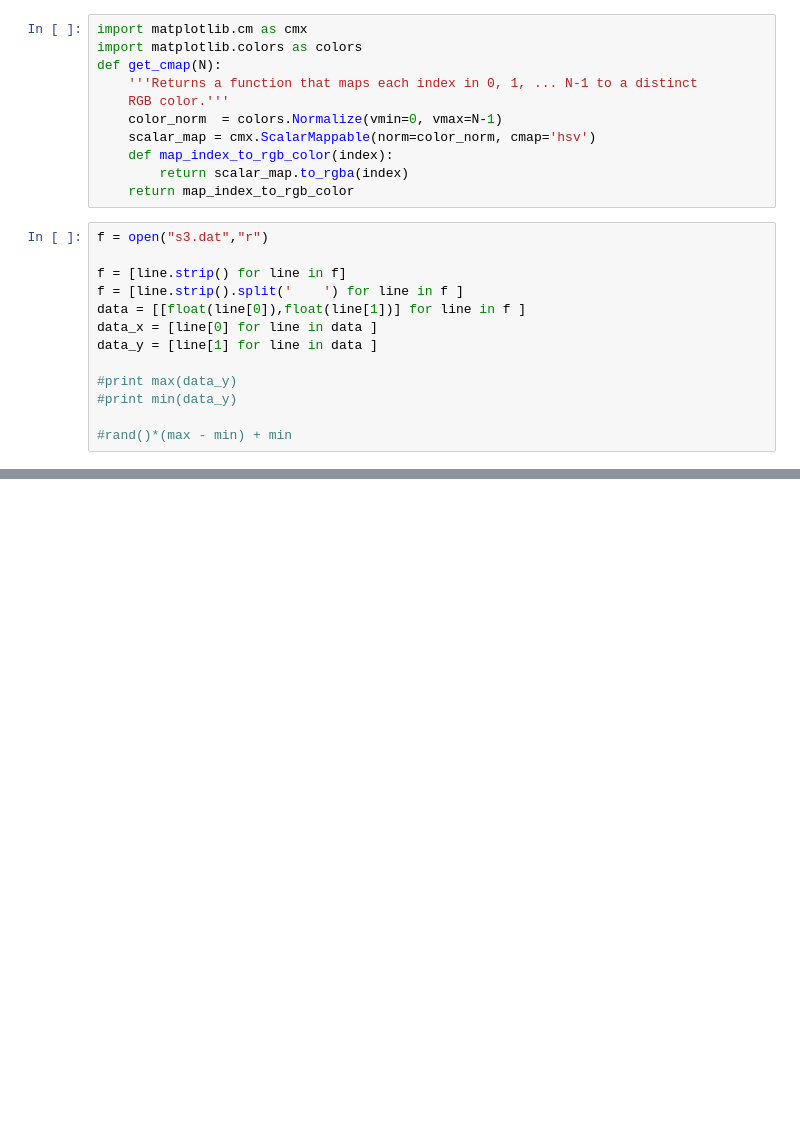
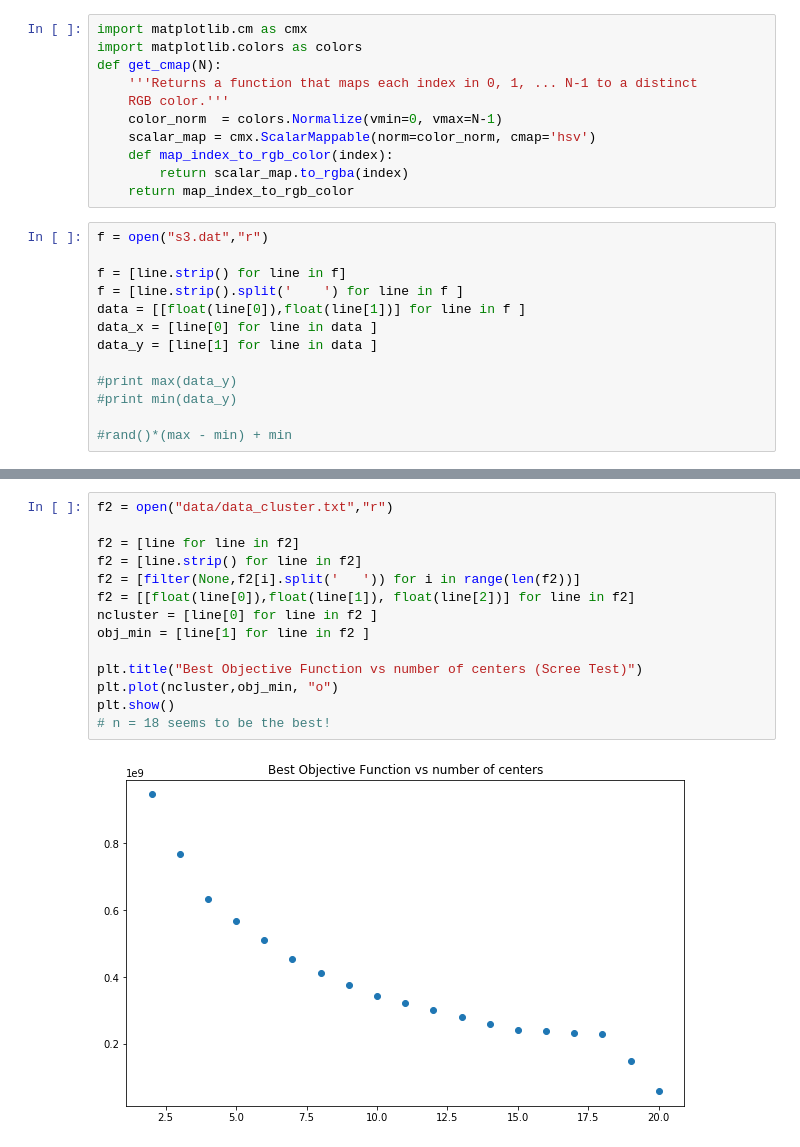
Before and after one commit to denocris/Clustering-Algorithms, a Jupyter notebook: d2/kmeans/plotting.ipynb, the cells around one changed output, grey strips where cells are left out. Cells and saved outputs as stored; diff of their text form; blank space fills up the shorter version.

```diff
--- a/d2/kmeans/plotting.ipynb
+++ b/d2/kmeans/plotting.ipynb
@@ -106,0 +102,16 @@ ValueError: could not convert string to float:
+# %%
+f2 = open("data/data_cluster.txt","r")
+
+f2 = [line for line in f2]
+f2 = [line.strip() for line in f2]
+f2 = [filter(None,f2[i].split('   ')) for i in range(len(f2))]
+f2 = [[float(line[0]),float(line[1]), float(line[2])] for line in f2]
+ncluster = [line[0] for line in f2 ]
+obj_min = [line[1] for line in f2 ]
+
+plt.title("Best Objective Function vs number of centers (Scree Test)")
+plt.plot(ncluster,obj_min, "o")
+plt.show()
+# n = 18 seems to be the best!
+# %% [output]
+[figure, added]
```
Also changed, not shown: parts of 6 cells of this notebook, 4 other files.
